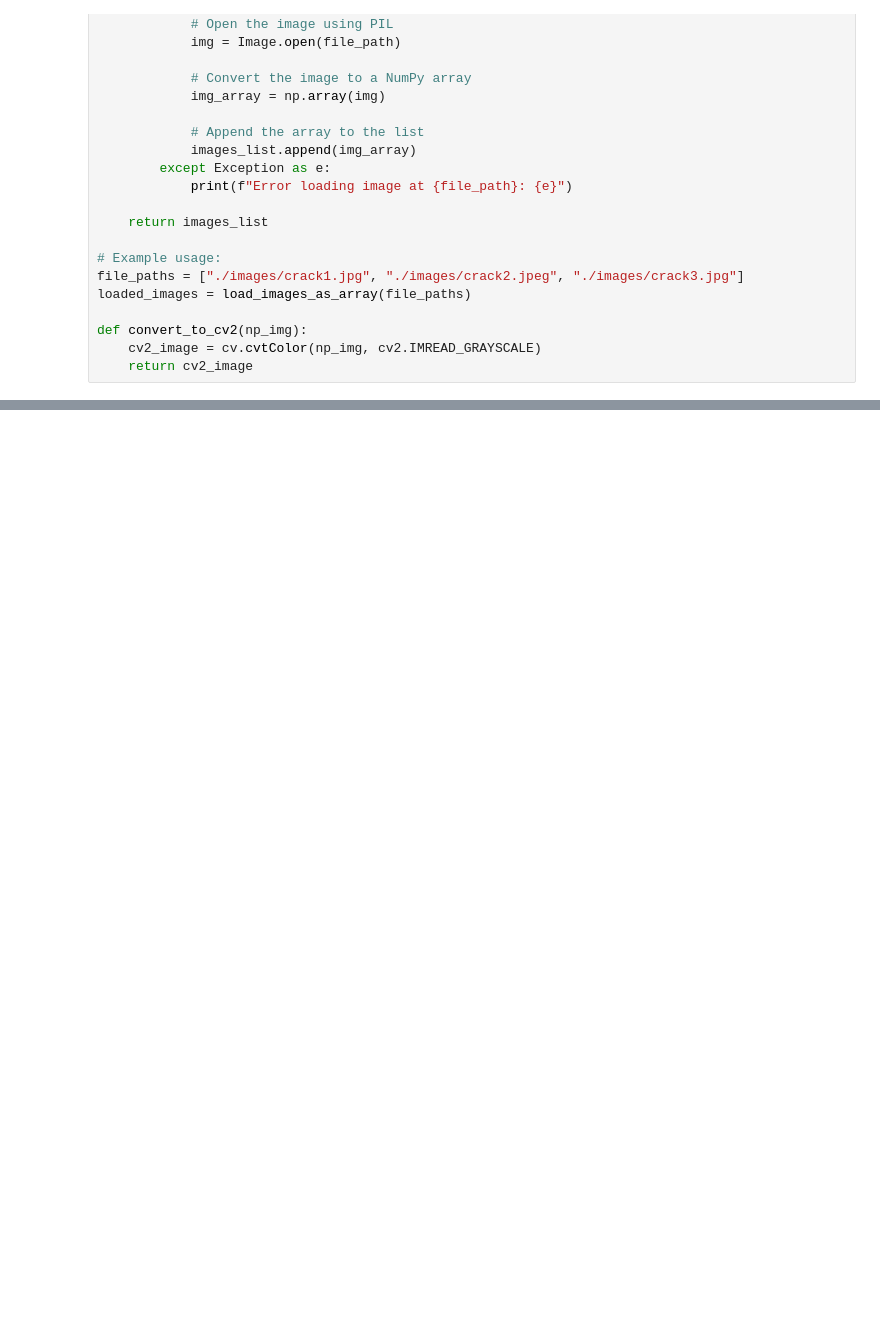
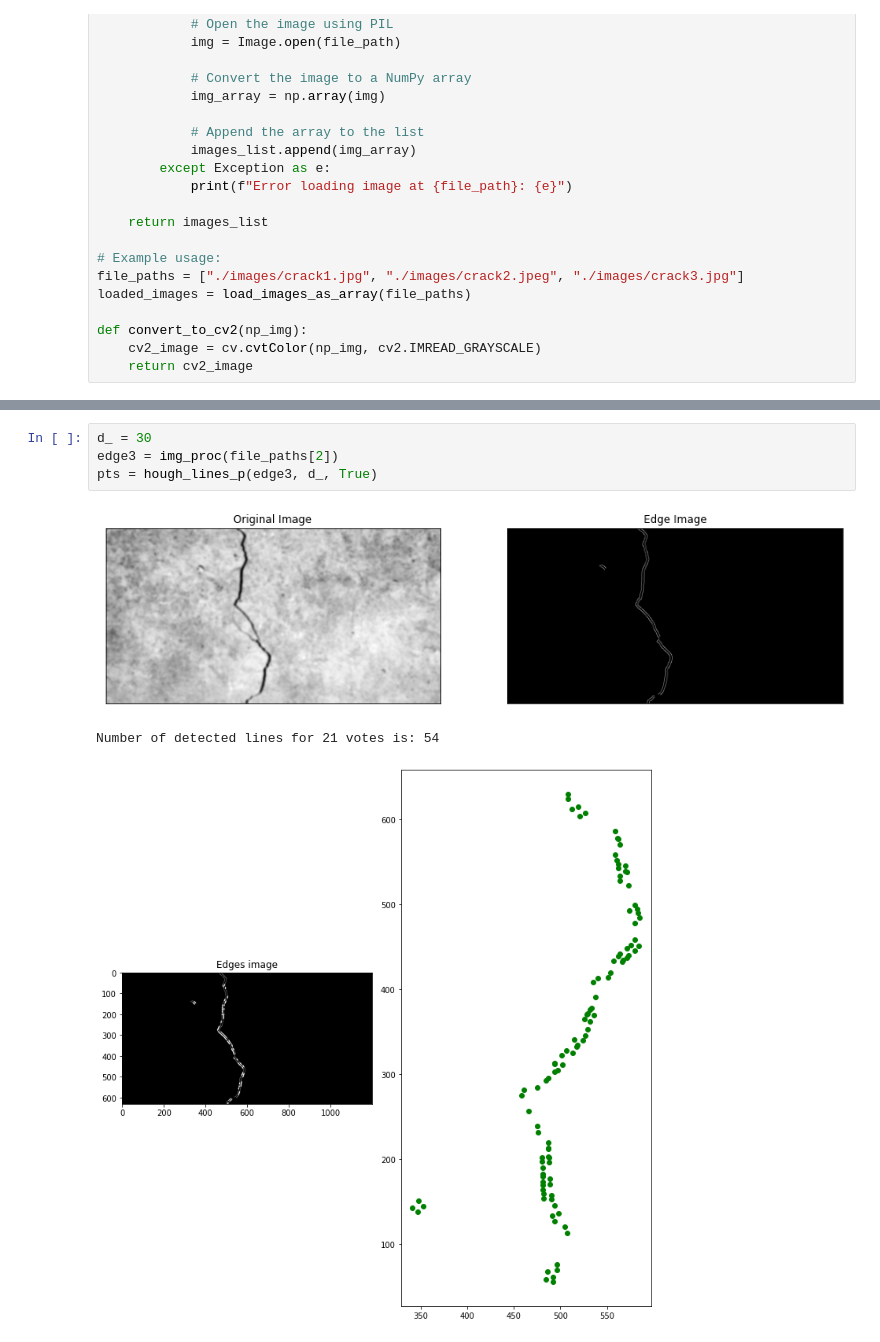
Before and after one commit to fzoric8/ros_utils, a Jupyter notebook: play/CrackManipulation.ipynb, the cells around one changed output, grey strips where cells are left out. Cells and saved outputs as stored; diff of their text form; blank space fills up the shorter version.

```diff
--- a/play/CrackManipulation.ipynb
+++ b/play/CrackManipulation.ipynb
@@ -88,0 +162,8 @@ def blur_image(image, kernel_size=(5, 5)):
+# %%
+d_ = 30
+edge3 = img_proc(file_paths[2])
+pts = hough_lines_p(edge3, d_, True)
+# %% [output]
+[figure, added]
+Number of detected lines for 21 votes is: 54
+[figure, added]
```
Also changed, not shown: parts of 11 cells of this notebook.
